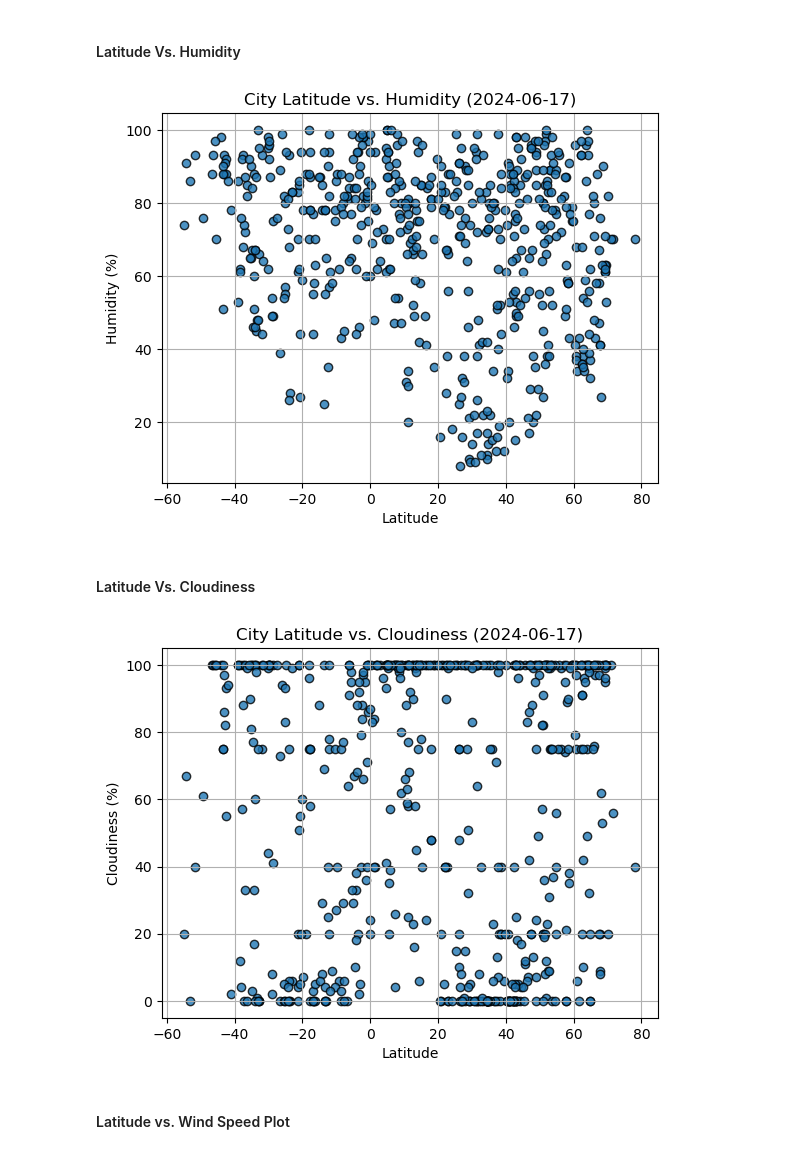
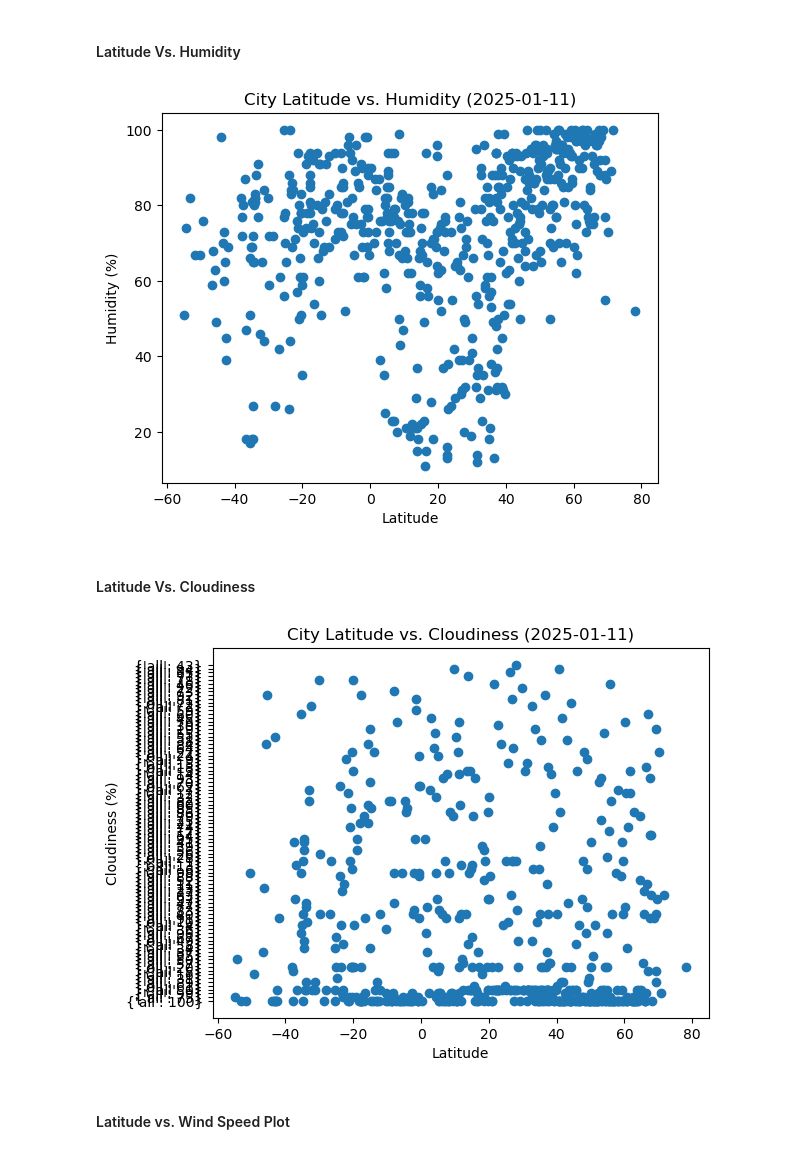
Before and after one commit to HanaDoubleU/python-api-challenge, a Jupyter notebook: WeatherPy/WeatherPy.ipynb, the cells around one changed output. Drawn from its saved outputs; the diff is of its cells as text; code cells hidden in the pictures.

Commit message:
scatter plots

```diff
--- a/WeatherPy/WeatherPy.ipynb
+++ b/WeatherPy/WeatherPy.ipynb
@@ -213,11 +218,16 @@ plt.show()
 # %% [markdown]
 #### Latitude Vs. Humidity
 # %%
+# reference: weather_stats_solution.ipynb
 # Build the scatter plots for latitude vs. humidity
-# YOUR CODE HERE
+x_values = city_data_df["Lat"]
+y_values = city_data_df["Humidity"]
+plt.scatter(x_values, y_values)
 
 # Incorporate the other graph properties
-# YOUR CODE HERE
+plt.xlabel("Latitude")
+plt.ylabel("Humidity (%)")
+plt.title(f"City Latitude vs. Humidity (2025-01-11)")
 
 # Save the figure
 plt.savefig("output_data/Fig2.png")
@@ -225,23 +235,28 @@ plt.savefig("output_data/Fig2.png")
 # Show plot
 plt.show()
 # %% [output]
-[figure, old version]
+[figure, new version]
 # %% [markdown]
 #### Latitude Vs. Cloudiness
 # %%
+# reference: weather_stats_solution.ipynb
 # Build the scatter plots for latitude vs. cloudiness
-# YOUR CODE HERE
+x_values = city_data_df["Lat"]
+y_values = city_data_df["Cloudiness"]
+plt.scatter(x_values, y_values)
 
 # Incorporate the other graph properties
-# YOUR CODE HERE
+plt.xlabel("Latitude")
+plt.ylabel("Cloudiness (%)")
+plt.title(f"City Latitude vs. Cloudiness (2025-01-11)")
 
 # Save the figure
 plt.savefig("output_data/Fig3.png")
 
 # Show plot
 plt.show()
 # %% [output]
-[figure, old version]
+[figure, new version]
 # %% [markdown]
 #### Latitude vs. Wind Speed Plot
 # %%
```
Also changed, not shown: parts of 2 cells of this notebook, 5 other files.
